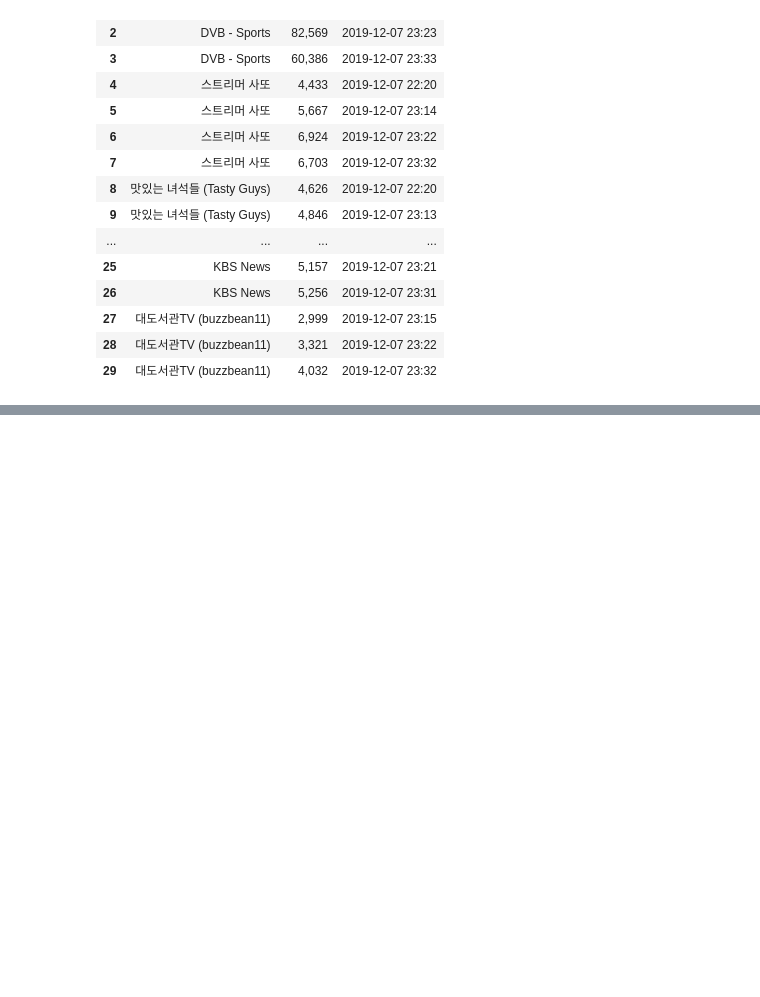
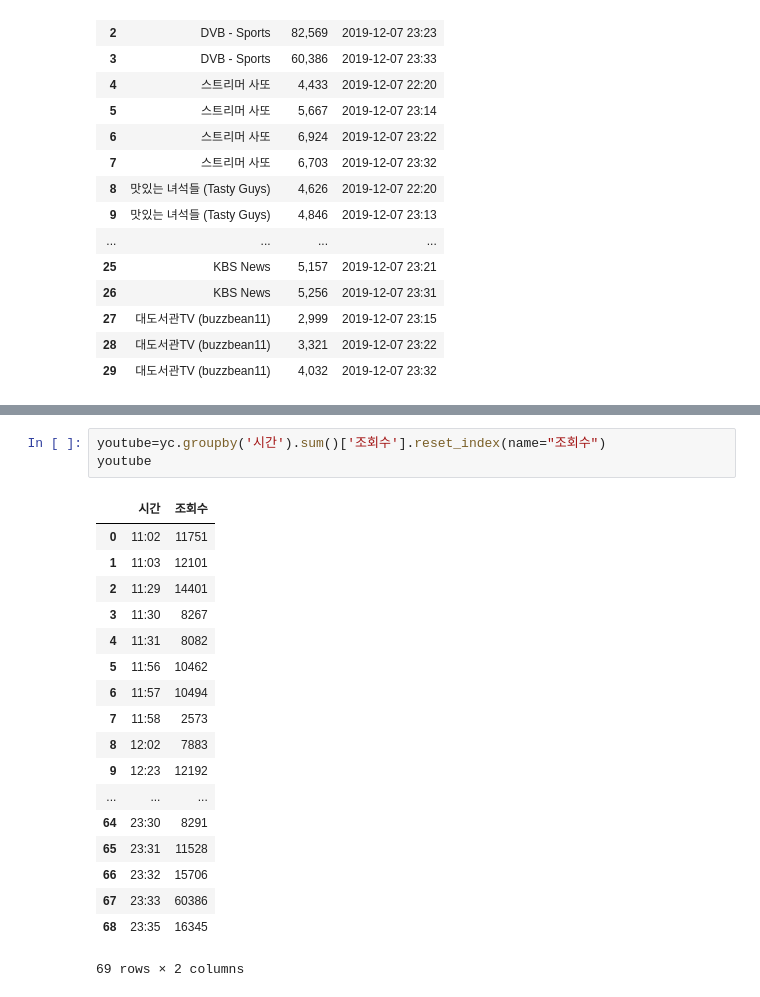
Before and after one commit to gmlwn5470/cloud_crawling_pj, a Jupyter notebook: django/firstproject/mysite/crawlingsite/templates/crawlingsite/youtube.ipynb, the cells around one changed output, grey strips where cells are left out. Cells and saved outputs as stored; diff of their text form; blank space fills up the shorter version.

```diff
--- a/django/firstproject/mysite/crawlingsite/templates/crawlingsite/youtube.ipynb
+++ b/django/firstproject/mysite/crawlingsite/templates/crawlingsite/youtube.ipynb
@@ -101,0 +128,22 @@ yc123
+# %%
+youtube=yc.groupby('시간').sum()['조회수'].reset_index(name="조회수")
+youtube
+# %% [output]
+|  | 시간 | 조회수 |
+| 0 | 11:02 | 11751 |
+| 1 | 11:03 | 12101 |
+| 2 | 11:29 | 14401 |
+| 3 | 11:30 | 8267 |
+| 4 | 11:31 | 8082 |
+| 5 | 11:56 | 10462 |
+| 6 | 11:57 | 10494 |
+| 7 | 11:58 | 2573 |
+| 8 | 12:02 | 7883 |
+| 9 | 12:23 | 12192 |
+| ... | ... | ... |
+| 64 | 23:30 | 8291 |
+| 65 | 23:31 | 11528 |
+| 66 | 23:32 | 15706 |
+| 67 | 23:33 | 60386 |
+| 68 | 23:35 | 16345 |
+69 rows × 2 columns
```
Also changed, not shown: parts of 9 cells of this notebook, 2 other files.
